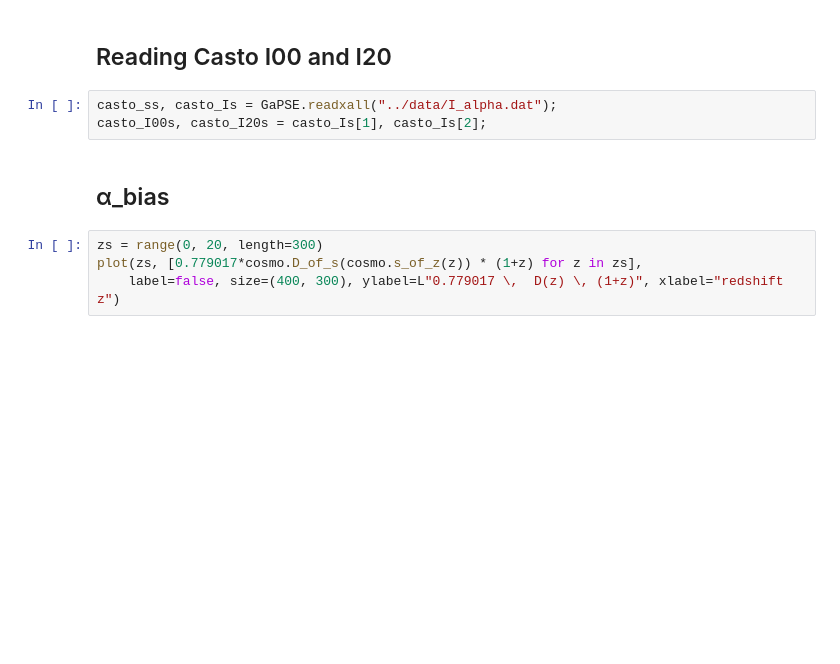
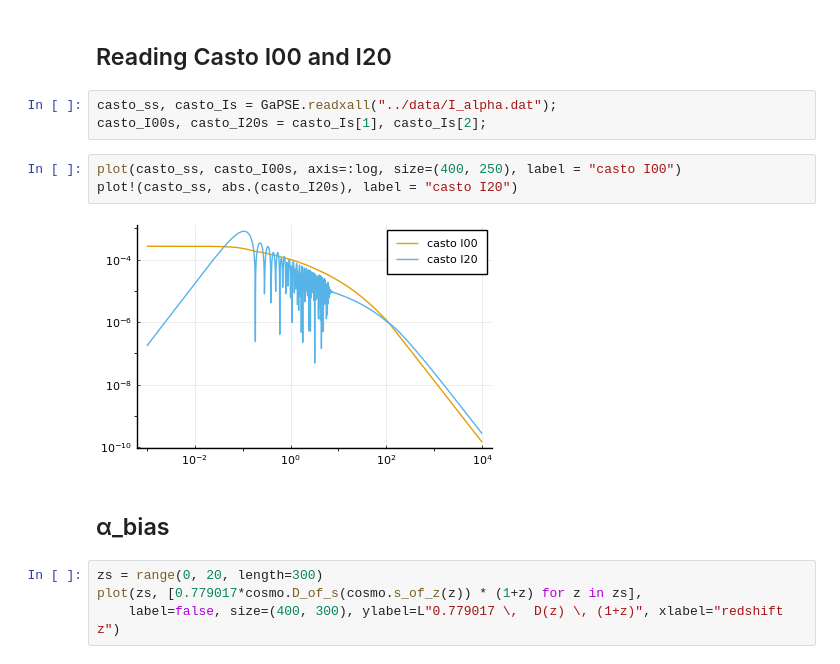
Before and after one commit to foglienimatteo/GaPSE.jl, a Jupyter notebook: ipynbs/Real_f_NL.ipynb, the cells around one changed output. Saved outputs shown, nothing was run; the diff lists cells and outputs as text; blank space fills up the shorter version.

```diff
--- a/ipynbs/Real_f_NL.ipynb
+++ b/ipynbs/Real_f_NL.ipynb
@@ -277,6 +277,11 @@ end;
 # %%
 casto_ss, casto_Is = GaPSE.readxall("../data/I_alpha.dat");
 casto_I00s, casto_I20s = casto_Is[1], casto_Is[2];
+# %%
+plot(casto_ss, casto_I00s, axis=:log, size=(400, 250), label = "casto I00")
+plot!(casto_ss, abs.(casto_I20s), label = "casto I20")
+# %% [output]
+[figure, added]
 # %% [markdown]
 ## α_bias
 # %%
```
Also changed, not shown: parts of 11 cells of this notebook.
